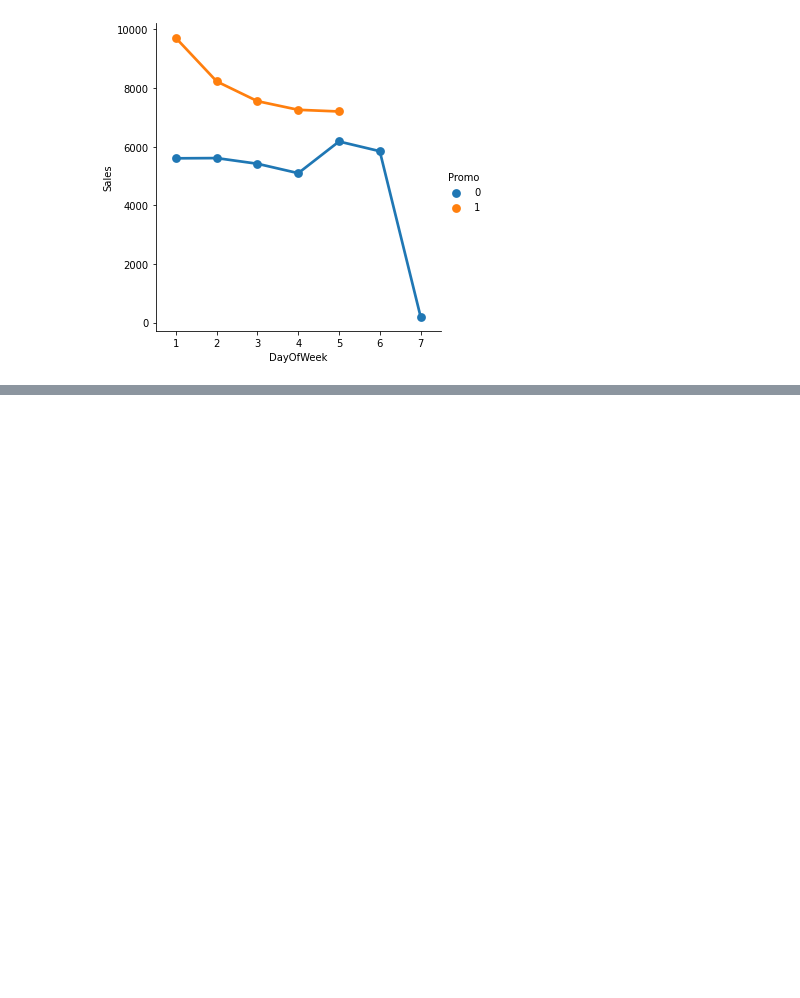
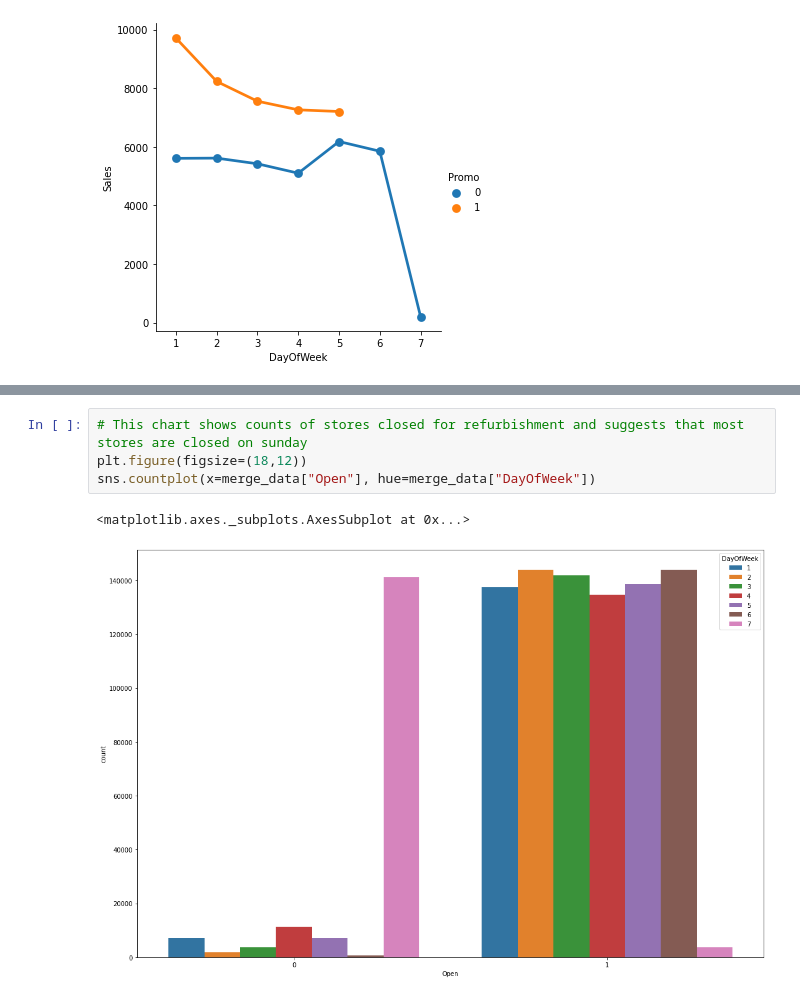
Before and after one commit to RahulI5/Retail-Sales-Prediction, a Jupyter notebook: Retail_Sales_Prediction_Capstone_Project.ipynb, the cells around one changed output, grey strips where cells are left out. Saved outputs shown, nothing was run; the diff lists cells and outputs as text; blank space fills up the shorter version.

```diff
--- a/Retail_Sales_Prediction_Capstone_Project.ipynb
+++ b/Retail_Sales_Prediction_Capstone_Project.ipynb
@@ -245,0 +250,7 @@ sns.factorplot(data = merge_data, x = "DayOfWeek", y = "Sales", hue = "Promo")
+# %%
+# This chart shows counts of stores closed for refurbishment and suggests that most stores are closed on sunday
+plt.figure(figsize=(18,12))
+sns.countplot(x=merge_data["Open"], hue=merge_data["DayOfWeek"])
+# %% [output]
+<matplotlib.axes._subplots.AxesSubplot at 0x...>
+[figure, added]
```
Also changed, not shown: parts of 8 cells of this notebook.
